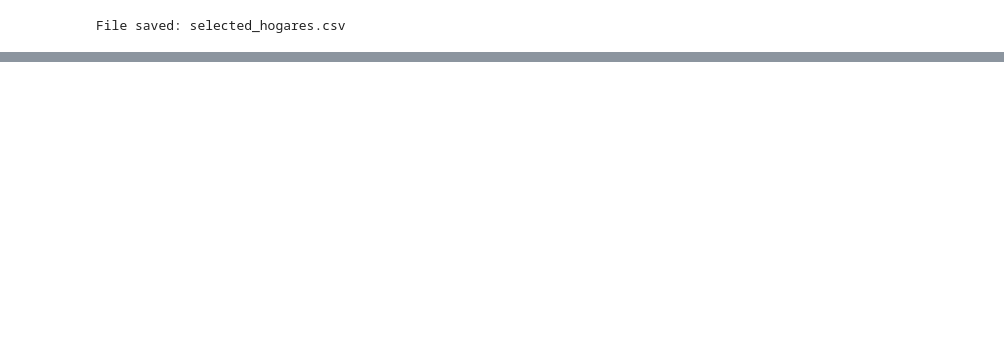
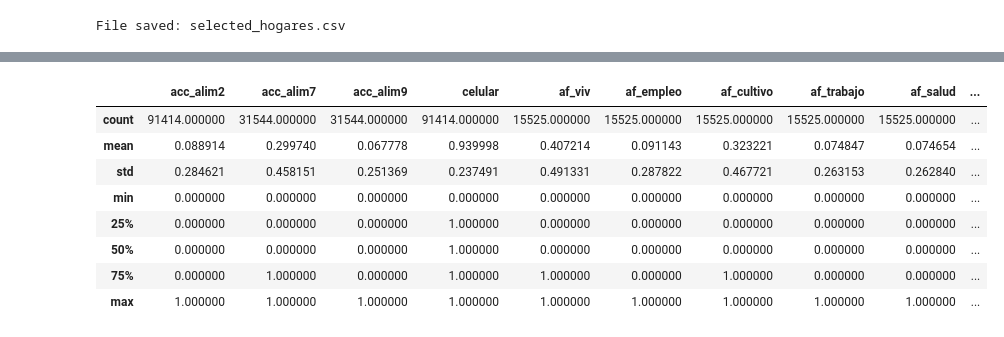
Before and after one commit to BIwithRuben/vulnerabilidad_climatica_mex, a Jupyter notebook: TEC_UCM_Notebook_ETL.ipynb, the cells around one changed output, grey strips where cells are left out. Saved outputs shown, nothing was run; the diff lists cells and outputs as text; code cells hidden in the pictures; blank space fills up the shorter version.

```diff
--- a/TEC_UCM_Notebook_ETL.ipynb
+++ b/TEC_UCM_Notebook_ETL.ipynb
@@ -210,0 +303,21 @@ File saved: selected_hogares.csv
+# %%
+# TREATING flag_columns
+# Create a mapping dictionary: {old_value: new_value}
+mapping = {2: 0}
+
+# Apply the replacement across all specified columns
+# This operation automatically ignores and preserves NaN values.
+df[flag_columns] = df[flag_columns].replace(mapping)
+
+#flag_columns = [col for col in df.columns if df[col].isin([1, 2]).any()]
+df[flag_columns].describe()
+# %% [output]
+|  | acc_alim2 | acc_alim7 | acc_alim9 | celular | af_viv | af_empleo | af_cultivo | af_trabajo | af_salud | ... |
+| count | 91414.000000 | 31544.000000 | 31544.000000 | 91414.000000 | 15525.000000 | 15525.000000 | 15525.000000 | 15525.000000 | 15525.000000 | ... |
+| mean | 0.088914 | 0.299740 | 0.067778 | 0.939998 | 0.407214 | 0.091143 | 0.323221 | 0.074847 | 0.074654 | ... |
+| std | 0.284621 | 0.458151 | 0.251369 | 0.237491 | 0.491331 | 0.287822 | 0.467721 | 0.263153 | 0.262840 | ... |
+| min | 0.000000 | 0.000000 | 0.000000 | 0.000000 | 0.000000 | 0.000000 | 0.000000 | 0.000000 | 0.000000 | ... |
+| 25% | 0.000000 | 0.000000 | 0.000000 | 1.000000 | 0.000000 | 0.000000 | 0.000000 | 0.000000 | 0.000000 | ... |
+| 50% | 0.000000 | 0.000000 | 0.000000 | 1.000000 | 0.000000 | 0.000000 | 0.000000 | 0.000000 | 0.000000 | ... |
+| 75% | 0.000000 | 1.000000 | 0.000000 | 1.000000 | 1.000000 | 0.000000 | 1.000000 | 0.000000 | 0.000000 | ... |
+| max | 1.000000 | 1.000000 | 1.000000 | 1.000000 | 1.000000 | 1.000000 | 1.000000 | 1.000000 | 1.000000 | ... |
```
Also changed, not shown: parts of 16 cells of this notebook.
